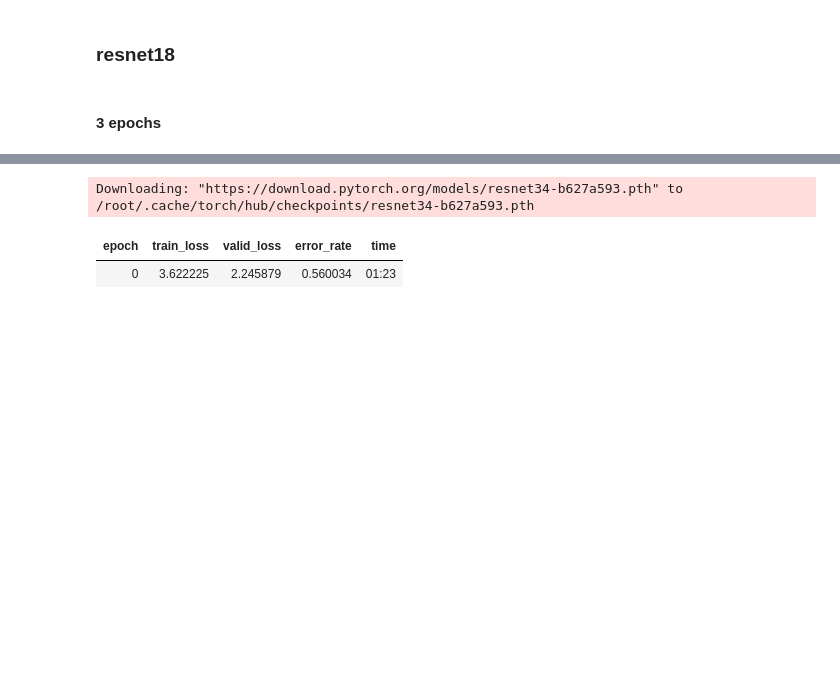
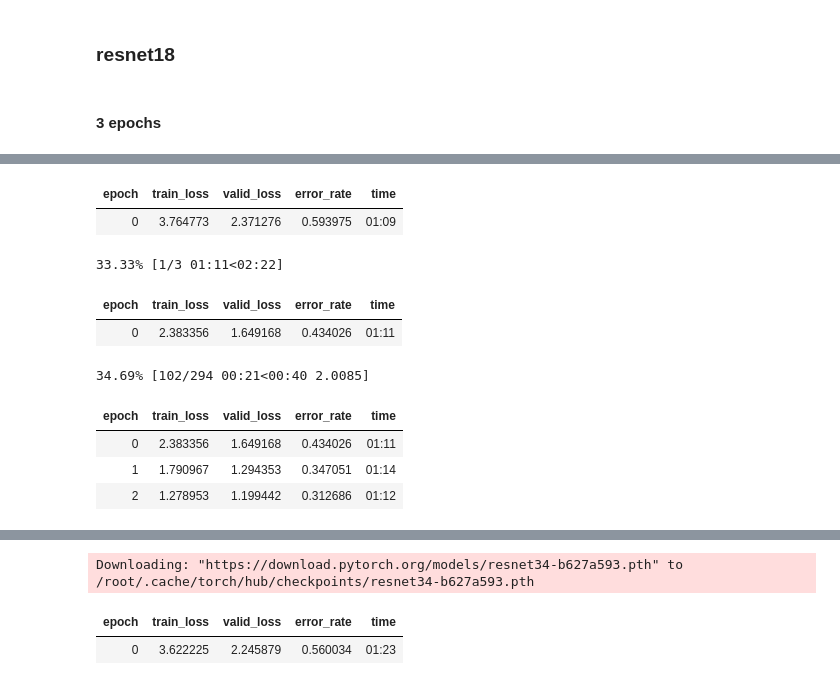
Before and after one commit to jeffvestal/bird_image_identifier, a Jupyter notebook: bird_identifier_v2_ipynb.ipynb, the cells around one changed output, grey strips where cells are left out. Drawn from its saved outputs; the diff is of its cells as text; code cells hidden in the pictures; blank space fills up the shorter version.

```diff
--- a/bird_identifier_v2_ipynb.ipynb
+++ b/bird_identifier_v2_ipynb.ipynb
@@ -100,3 +100,7 @@ dls.show_batch(max_n=6)
 ### resnet18
 # %% [markdown]
 #### 3 epochs
+# %%
+learn = vision_learner(dls, resnet18, metrics=error_rate)
+learn.fine_tune(3)
+# %% [output]
@@ -102,0 +108,10 @@ dls.show_batch(max_n=6)
+| epoch | train_loss | valid_loss | error_rate | time |
+| 0 | 3.764773 | 2.371276 | 0.593975 | 01:09 |
+33.33% [1/3 01:11<02:22]
+| epoch | train_loss | valid_loss | error_rate | time |
+| 0 | 2.383356 | 1.649168 | 0.434026 | 01:11 |
+34.69% [102/294 00:21<00:40 2.0085]
+| epoch | train_loss | valid_loss | error_rate | time |
+| 0 | 2.383356 | 1.649168 | 0.434026 | 01:11 |
+| 1 | 1.790967 | 1.294353 | 0.347051 | 01:14 |
+| 2 | 1.278953 | 1.199442 | 0.312686 | 01:12 |
```
Also changed, not shown: parts of 8 cells of this notebook.
